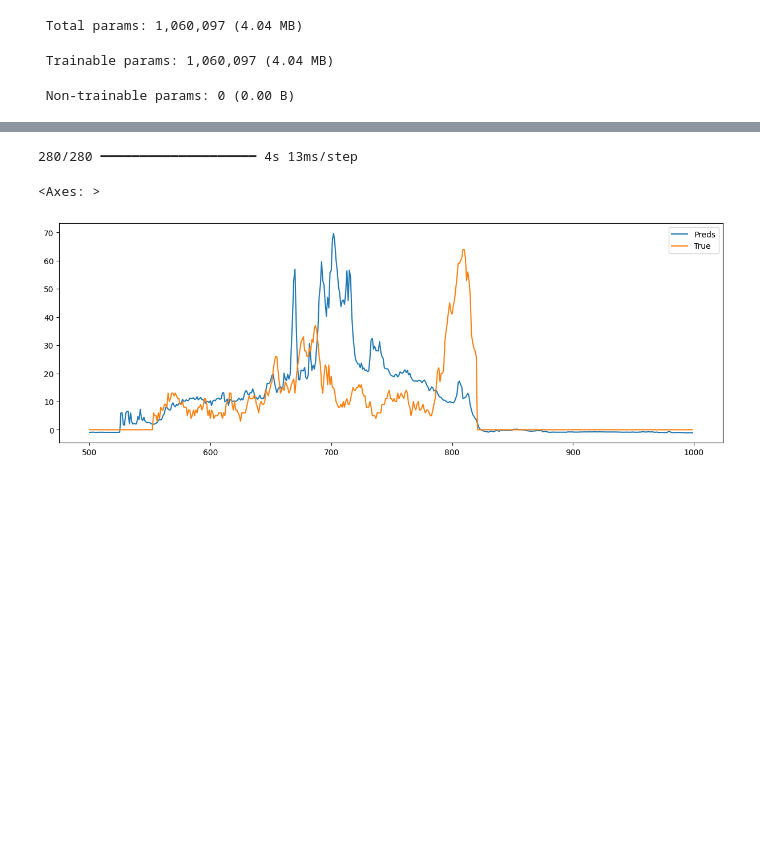
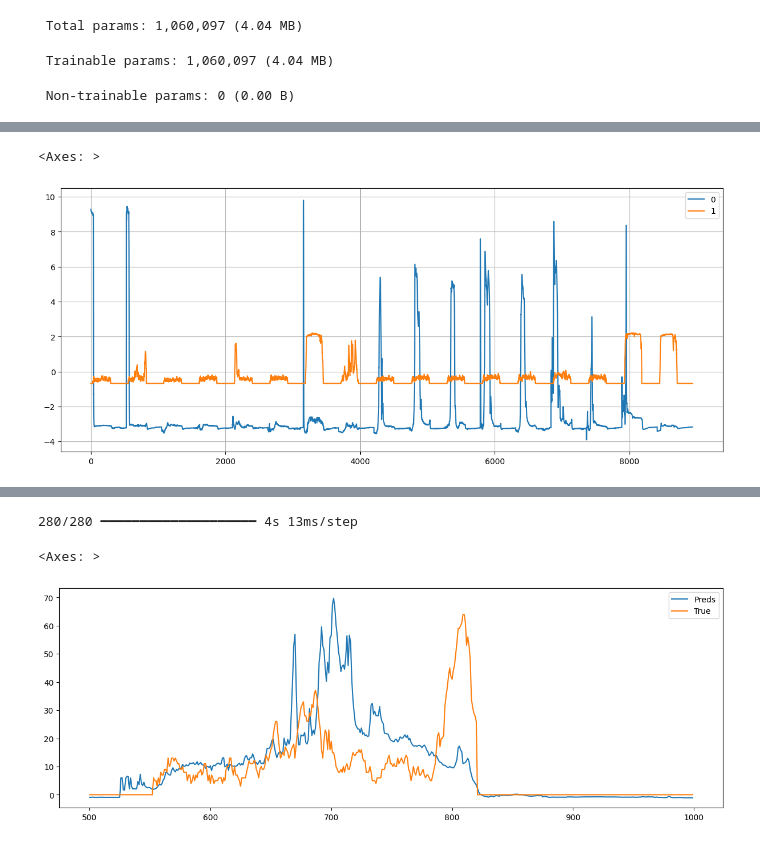
Before and after one commit to lordaarush/Cloud-Cover-Detection, a Jupyter notebook: clouds-movement-prediction.ipynb, the cells around one changed output, grey strips where cells are left out. Drawn from its saved outputs; the diff is of its cells as text; code cells hidden in the pictures; blank space fills up the shorter version.

```diff
--- a/clouds-movement-prediction.ipynb
+++ b/clouds-movement-prediction.ipynb
@@ -1321,0 +1419,10 @@ array([[24.478645]], dtype=float32)
+# %%
+
+start,end = 0,None
+pd.DataFrame(np.column_stack([
+    series_predictions[start:end][:,1],
+    y_true[start:end][:,1]
+])).plot(figsize = (15,6), grid = True)
+# %% [output]
+<Axes: >
+[figure, added]
```
Also changed, not shown: parts of 86 cells of this notebook.
